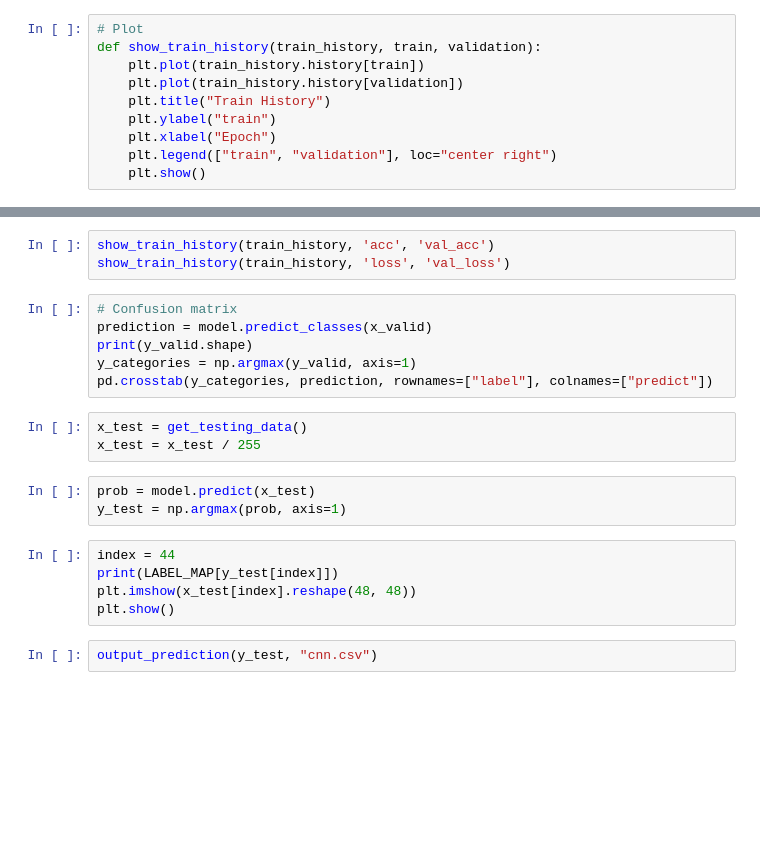
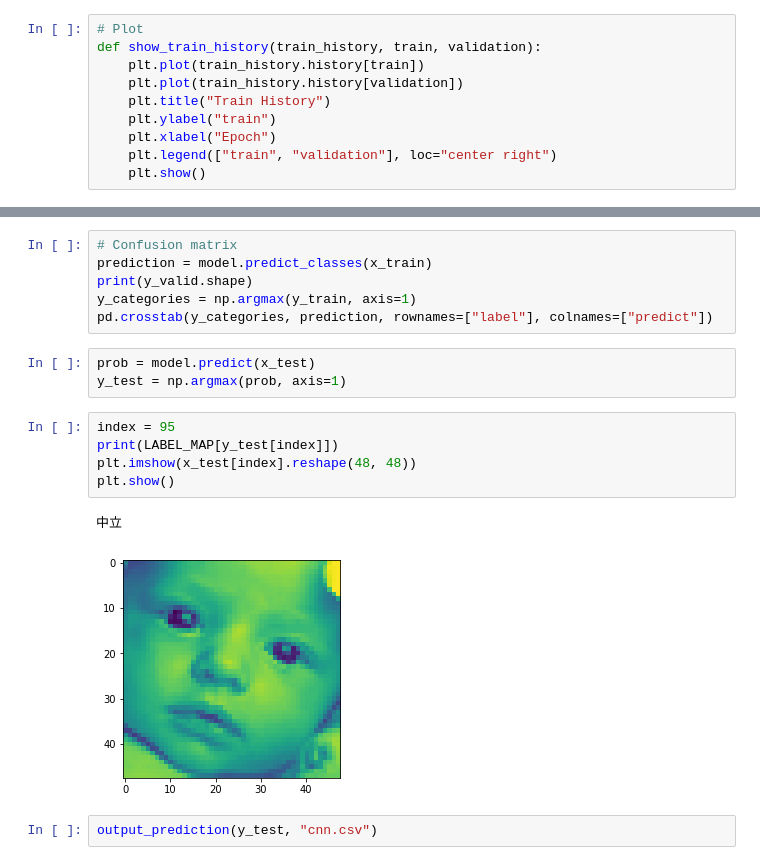
Before and after one commit to taiyingchen/ML2018SPRING, a Jupyter notebook: hw3/hw3_train.ipynb, the cells around one changed output, grey strips where cells are left out. Drawn from its saved outputs; the diff is of its cells as text; blank space fills up the shorter version.

```diff
--- a/hw3/hw3_train.ipynb
+++ b/hw3/hw3_train.ipynb
@@ -209,22 +285,19 @@ model.evaluate(x_valid, y_valid)
-# %%
-show_train_history(train_history, 'acc', 'val_acc')
-show_train_history(train_history, 'loss', 'val_loss')
 # %%
 # Confusion matrix
-prediction = model.predict_classes(x_valid)
+prediction = model.predict_classes(x_train)
 print(y_valid.shape)
-y_categories = np.argmax(y_valid, axis=1)
+y_categories = np.argmax(y_train, axis=1)
 pd.crosstab(y_categories, prediction, rownames=["label"], colnames=["predict"])
-# %%
-x_test = get_testing_data()
-x_test = x_test / 255
 # %%
 prob = model.predict(x_test)
 y_test = np.argmax(prob, axis=1)
 # %%
-index = 44
+index = 95
 print(LABEL_MAP[y_test[index]])
 plt.imshow(x_test[index].reshape(48, 48))
 plt.show()
+# %% [output]
+中立
+[figure, added]
 # %%
 output_prediction(y_test, "cnn.csv")
```
Also changed, not shown: parts of 15 cells of this notebook.
